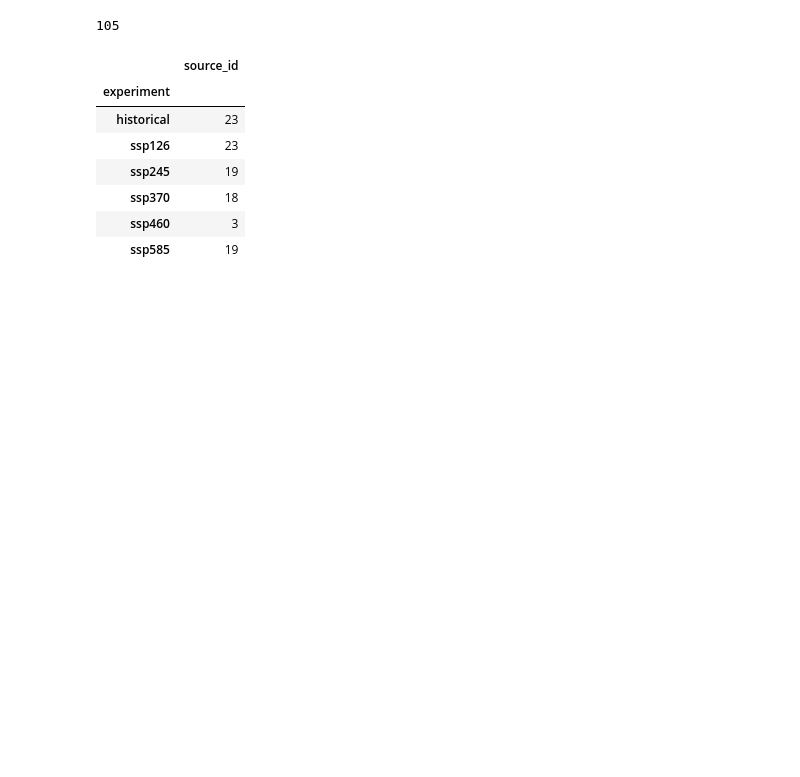
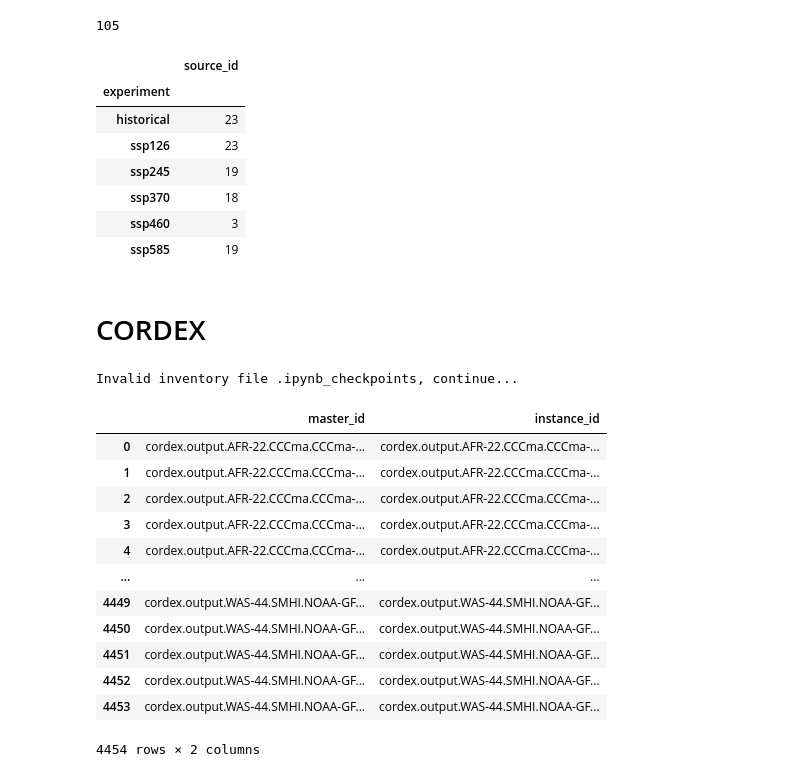
Before and after one commit to zequihg50/reproducibility-ipcc-atlas, a Jupyter notebook: ia-monthly.ipynb, the cells around one changed output. Saved outputs shown, nothing was run; the diff lists cells and outputs as text; code cells hidden in the pictures; blank space fills up the shorter version.

```diff
--- a/ia-monthly.ipynb
+++ b/ia-monthly.ipynb
@@ -381,3 +384,5 @@ b.groupby("experiment").count()
 | ssp370 | 18 |
 | ssp460 | 3 |
 | ssp585 | 19 |
+# %% [markdown]
+# CORDEX
@@ -383,0 +416,65 @@ b.groupby("experiment").count()
+# %%
+ids = []
+for inventory in os.listdir("cordex"):
+    if not inventory.endswith(".csv"):
+        print(f"Invalid inventory file {inventory}, continue...")
+        continue
+
+    df = pd.read_csv("cordex/"+inventory).drop(["ESGF_label"], axis=1)
+    if "Unnamed: 0" in df.columns:
+        df = df.drop("Unnamed: 0", axis=1)
+
+    var_cols = df.columns.difference(["COPERNICUS_label"])
+    out = df.melt(
+            id_vars="COPERNICUS_label",
+            value_vars=var_cols,
+            var_name="variable",
+            value_name="version"
+        ).assign(
+            esgf_with_var=lambda x: (
+                "cordex_output_" + x["COPERNICUS_label"] + "_" + x["variable"] + "_" + x["version"]))
+
+
+    ids.extend([x.replace("_", ".") for x in out["esgf_with_var"].dropna()])
+# %% [output]
+Invalid inventory file .ipynb_checkpoints, continue...
+# %%
+ids2 = []
+for i in ids:
+    facets = i.split(".")
+    gcm = "-".join(facets[3].split("-")[1:])
+    gcm = facets[3]
+    ins = facets[6].split("-")[0]
+    rcm = "-".join(facets[6].split("-")[1:])
+    ids2.append(".".join([
+        facets[0],
+        facets[1],
+        facets[2],
+        ins,
+        gcm,
+        facets[4],
+        facets[5],
+        rcm,
+        facets[7],
+        "fx" if facets[8] in ["orog", "sftlf"] else "day",
+        facets[8],
+        facets[9]]))
+# %%
+cordex_datasets = pd.Series(sorted(ids2), name="instance_id")
+cordex_datasets = pd.DataFrame({"master_id": cordex_datasets.str.split(".").str[:-1].str.join("."), "instance_id": cordex_datasets})
+cordex_datasets.to_csv("cordex.csv", index=False)
+cordex_datasets
+# %% [output]
+|  | master_id | instance_id |
+| 0 | cordex.output.AFR-22.CCCma.CCCma-... | cordex.output.AFR-22.CCCma.CCCma-... |
+| 1 | cordex.output.AFR-22.CCCma.CCCma-... | cordex.output.AFR-22.CCCma.CCCma-... |
+| 2 | cordex.output.AFR-22.CCCma.CCCma-... | cordex.output.AFR-22.CCCma.CCCma-... |
+| 3 | cordex.output.AFR-22.CCCma.CCCma-... | cordex.output.AFR-22.CCCma.CCCma-... |
+| 4 | cordex.output.AFR-22.CCCma.CCCma-... | cordex.output.AFR-22.CCCma.CCCma-... |
+| ... | ... | ... |
+| 4449 | cordex.output.WAS-44.SMHI.NOAA-GF... | cordex.output.WAS-44.SMHI.NOAA-GF... |
+| 4450 | cordex.output.WAS-44.SMHI.NOAA-GF... | cordex.output.WAS-44.SMHI.NOAA-GF... |
+| 4451 | cordex.output.WAS-44.SMHI.NOAA-GF... | cordex.output.WAS-44.SMHI.NOAA-GF... |
+| 4452 | cordex.output.WAS-44.SMHI.NOAA-GF... | cordex.output.WAS-44.SMHI.NOAA-GF... |
+| 4453 | cordex.output.WAS-44.SMHI.NOAA-GF... | cordex.output.WAS-44.SMHI.NOAA-GF... |
+4454 rows × 2 columns
```
Also changed, not shown: parts of 4 cells of this notebook, 12 other files.
